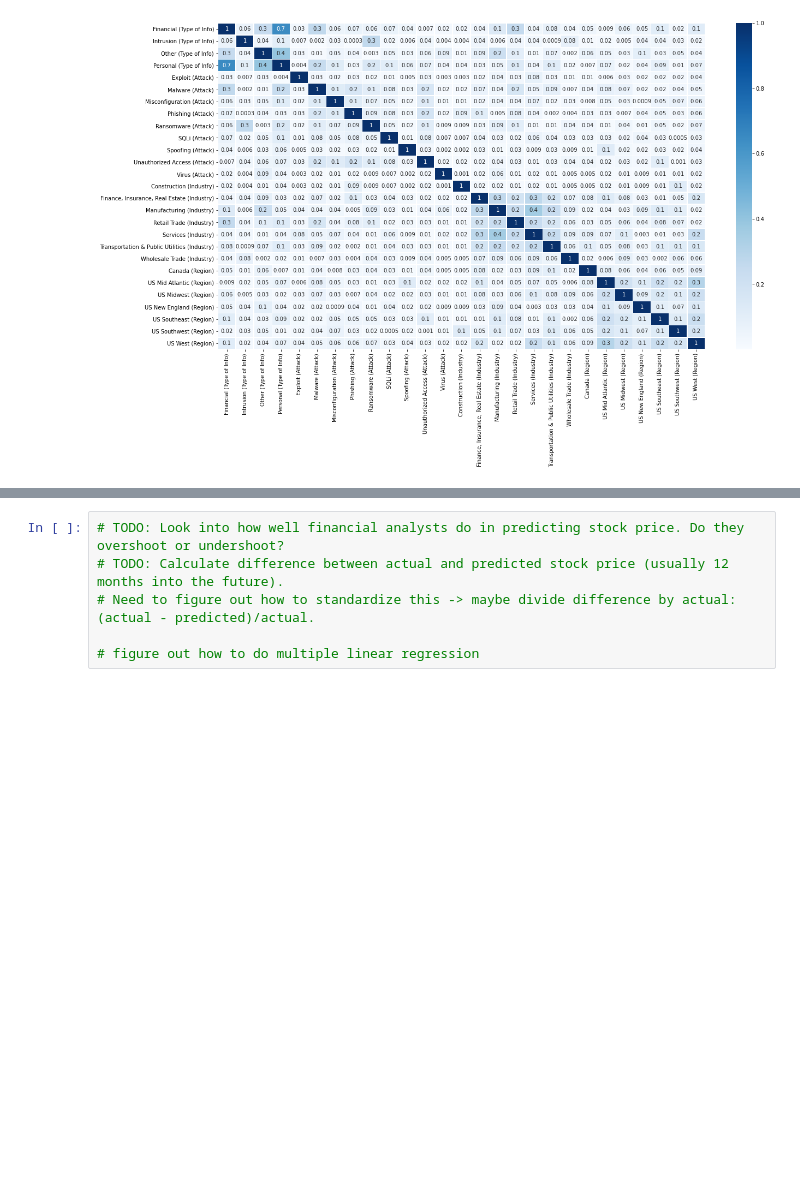
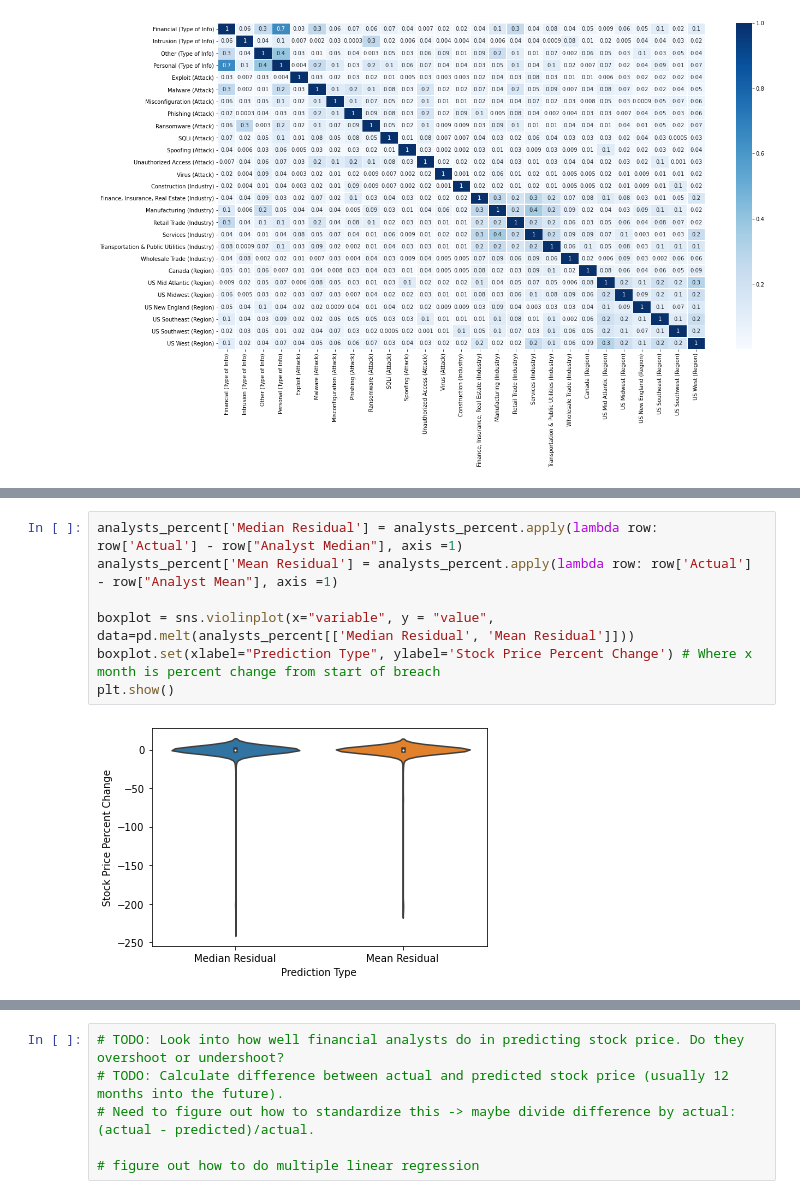
Before and after one commit to Zeyuzhao/BreachPrice, a Jupyter notebook: notebooks/main.ipynb, the cells around one changed output, grey strips where cells are left out. Cells and saved outputs as stored; diff of their text form; blank space fills up the shorter version.

```diff
--- a/notebooks/main.ipynb
+++ b/notebooks/main.ipynb
@@ -427,0 +437,9 @@ LinearRegression()
+# %%
+analysts_percent['Median Residual'] = analysts_percent.apply(lambda row: row['Actual'] - row["Analyst Median"], axis =1)
+analysts_percent['Mean Residual'] = analysts_percent.apply(lambda row: row['Actual'] - row["Analyst Mean"], axis =1)
+
+boxplot = sns.violinplot(x="variable", y = "value", data=pd.melt(analysts_percent[['Median Residual', 'Mean Residual']]))
+boxplot.set(xlabel="Prediction Type", ylabel='Stock Price Percent Change') # Where x month is percent change from start of breach
+plt.show()
+# %% [output]
+[figure, added]
```
Also changed, not shown: parts of 11 cells of this notebook.
